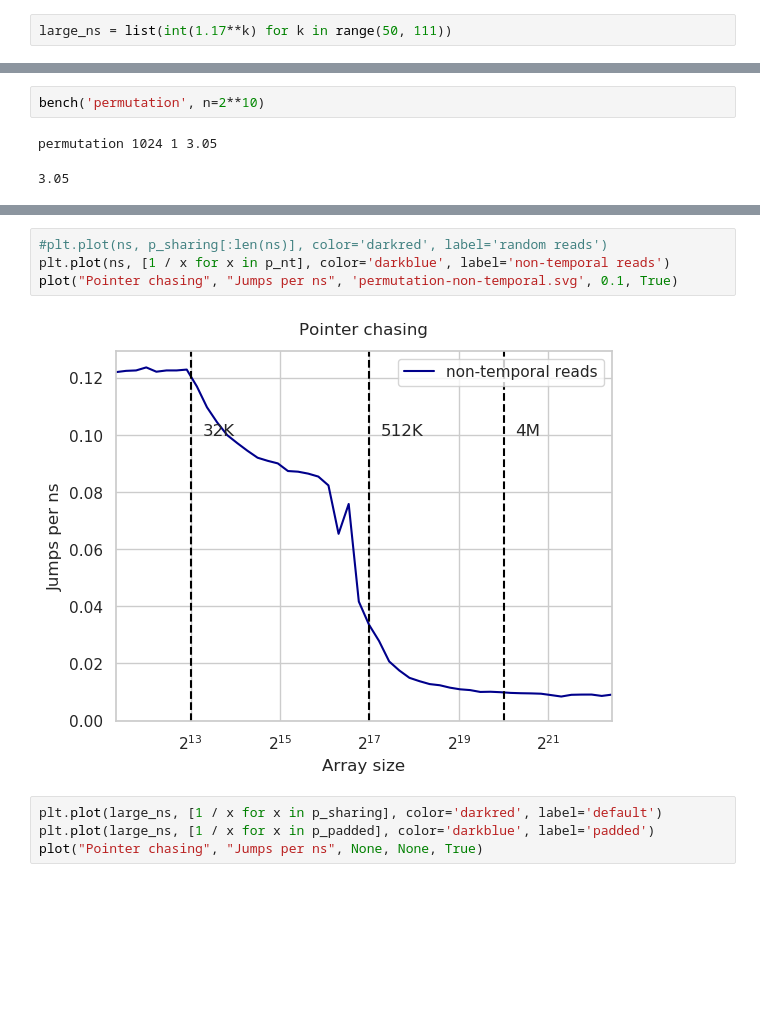
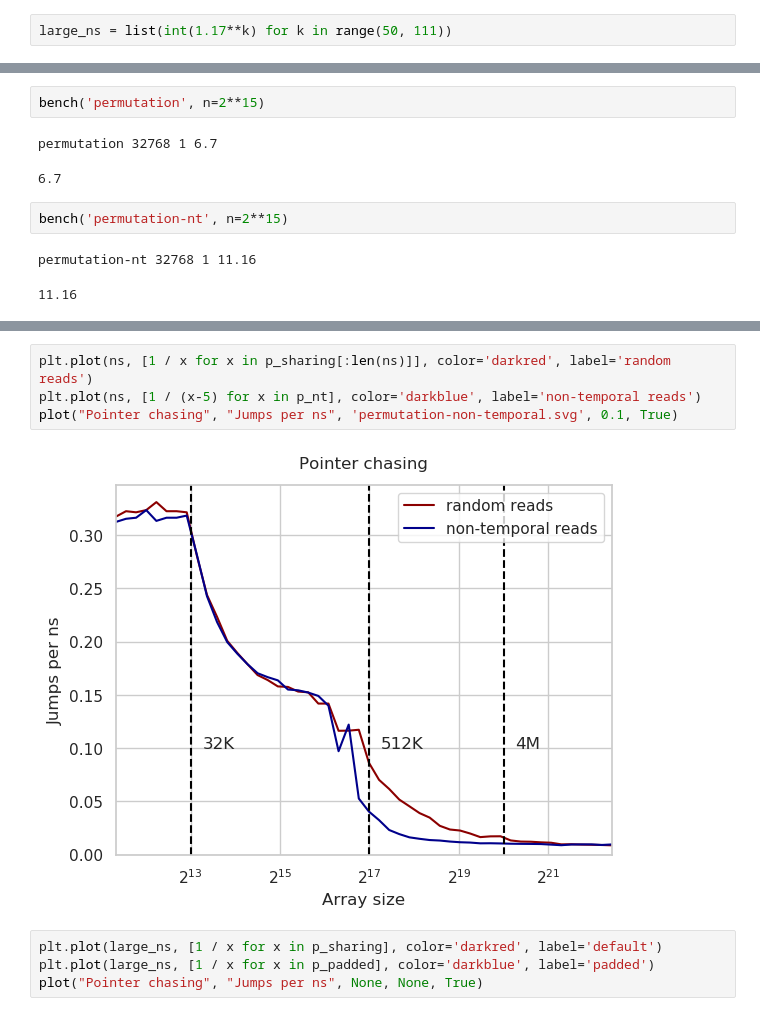
Before and after one commit to sslotin/amh-code, a Jupyter notebook: cpu-cache/plot.ipynb, the cells around one changed output, grey strips where cells are left out. Cells and saved outputs as stored; diff of their text form; blank space fills up the shorter version.

```diff
--- a/cpu-cache/plot.ipynb
+++ b/cpu-cache/plot.ipynb
@@ -1100,10 +1100,15 @@ permutation-padded-simple 23124538 1 138.64
 permutation-padded-simple 27055709 1 141.03
 permutation-padded-simple 31655180 1 143.19
 # %%
-bench('permutation', n=2**10)
+bench('permutation', n=2**15)
 # %% [output]
-permutation 1024 1 3.05
+permutation 32768 1 6.7
-3.05
+6.7
+# %%
+bench('permutation-nt', n=2**15)
+# %% [output]
+permutation-nt 32768 1 11.16
+11.16
 # %%
 p_nt = [bench('permutation-nt', n=n) for n in ns]
 # %% [output]
@@ -1125,11 +1130,11 @@ permutation-nt 4111767 1 109.93
 permutation-nt 4810768 1 116.03
 permutation-nt 5628599 1 110.19
 # %%
-#plt.plot(ns, p_sharing[:len(ns)], color='darkred', label='random reads')
-plt.plot(ns, [1 / x for x in p_nt], color='darkblue', label='non-temporal reads')
+plt.plot(ns, [1 / x for x in p_sharing[:len(ns)]], color='darkred', label='random reads')
+plt.plot(ns, [1 / (x-5) for x in p_nt], color='darkblue', label='non-temporal reads')
 plot("Pointer chasing", "Jumps per ns", 'permutation-non-temporal.svg', 0.1, True)
 # %% [output]
-[figure, old version]
+[figure, new version]
 # %%
 plt.plot(large_ns, [1 / x for x in p_sharing], color='darkred', label='default')
 plt.plot(large_ns, [1 / x for x in p_padded], color='darkblue', label='padded')
```
Also changed, not shown: parts of 3 cells of this notebook, 2 other files.
